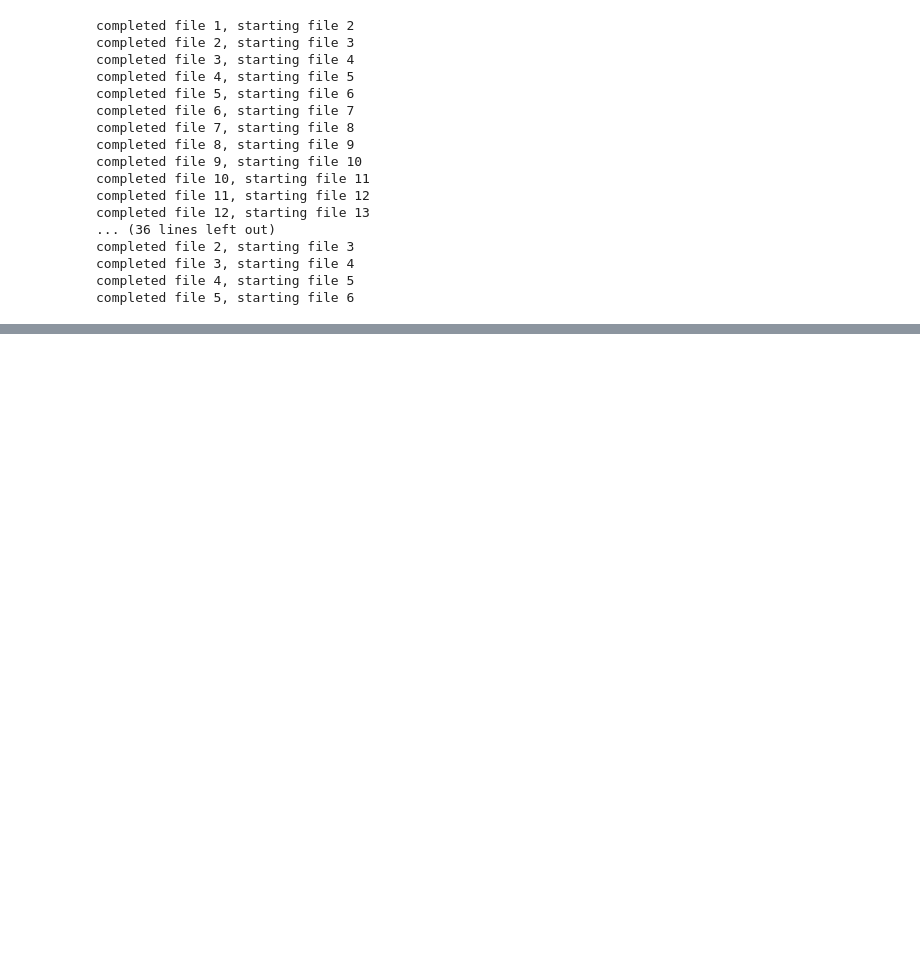
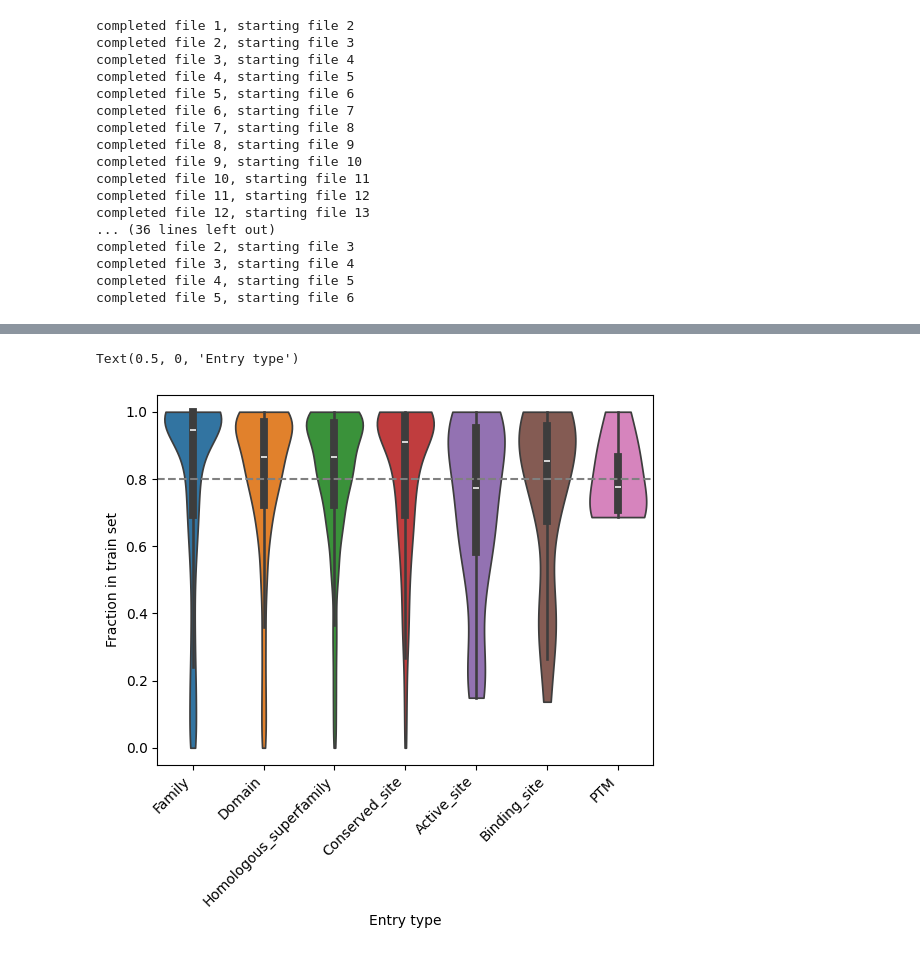
Before and after one commit to rcalef/magneton, a Jupyter notebook: experiments/create_dataset_splits.ipynb, the cells around one changed output, grey strips where cells are left out. Cells and saved outputs as stored; diff of their text form; code cells hidden in the pictures; blank space fills up the shorter version.

```diff
--- a/experiments/create_dataset_splits.ipynb
+++ b/experiments/create_dataset_splits.ipynb
@@ -206,0 +399,12 @@ completed file 5, starting file 6
+# %%
+stats_dir_template = os.path.join(
+    interpro_dir,
+    "dataset_splits",
+    "struct_splits",
+    "%s_sharded",
+    "summary_stats",
+)
+
+def load_stats(interpro_type: str, split_name: str) -> pd.DataFrame:
+    stats_path = os.path.join(stats_dir_template % split_name, f"{interpro_type}_summaries.tsv")
+    return pd.read_table(stats_path)
@@ -206,0 +503,17 @@ completed file 5, starting file 6
+# %%
+sns.violinplot(
+    x="element_type",
+    y="train_frac",
+    hue="element_type",
+    data=combined_counts,
+    hue_order=want_types,
+    cut=0,
+)
+plt.axhline(0.8, color="gray", linestyle='--')
+
+plt.xticks(rotation=45, ha="right")
+plt.ylabel("Fraction in train set")
+plt.xlabel("Entry type")
+# %% [output]
+Text(0.5, 0, 'Entry type')
+[figure, added]
```
Also changed, not shown: parts of 28 cells of this notebook, 2 other files.
